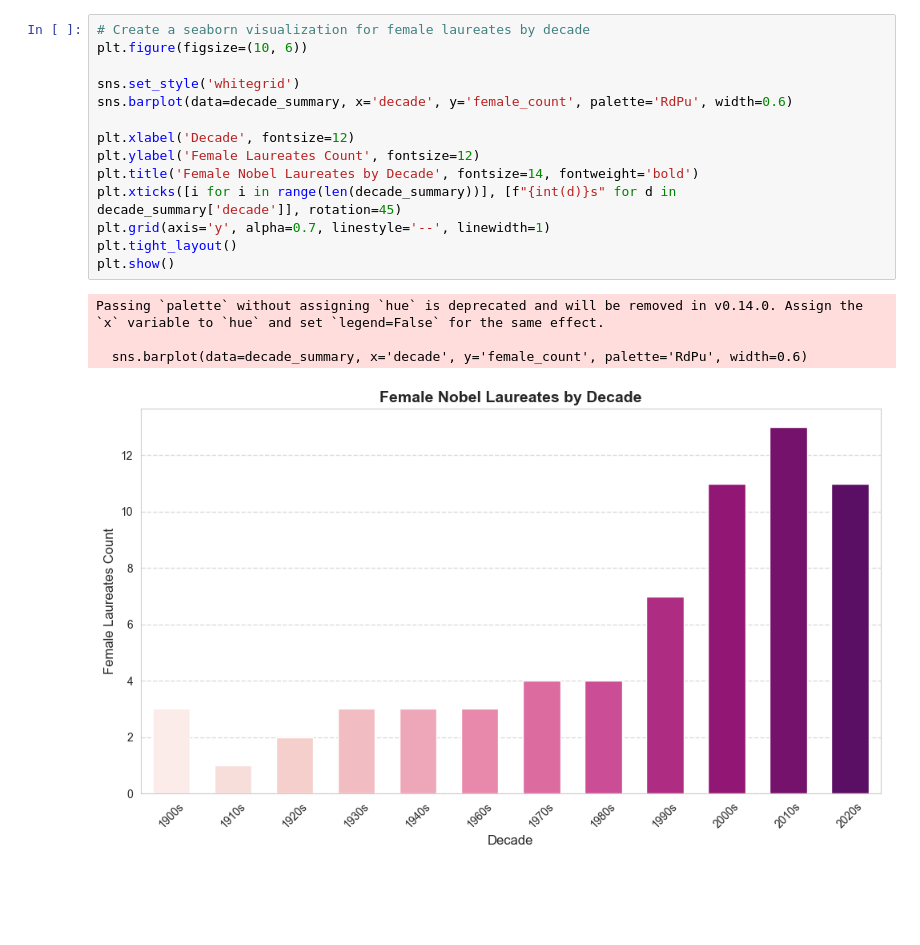
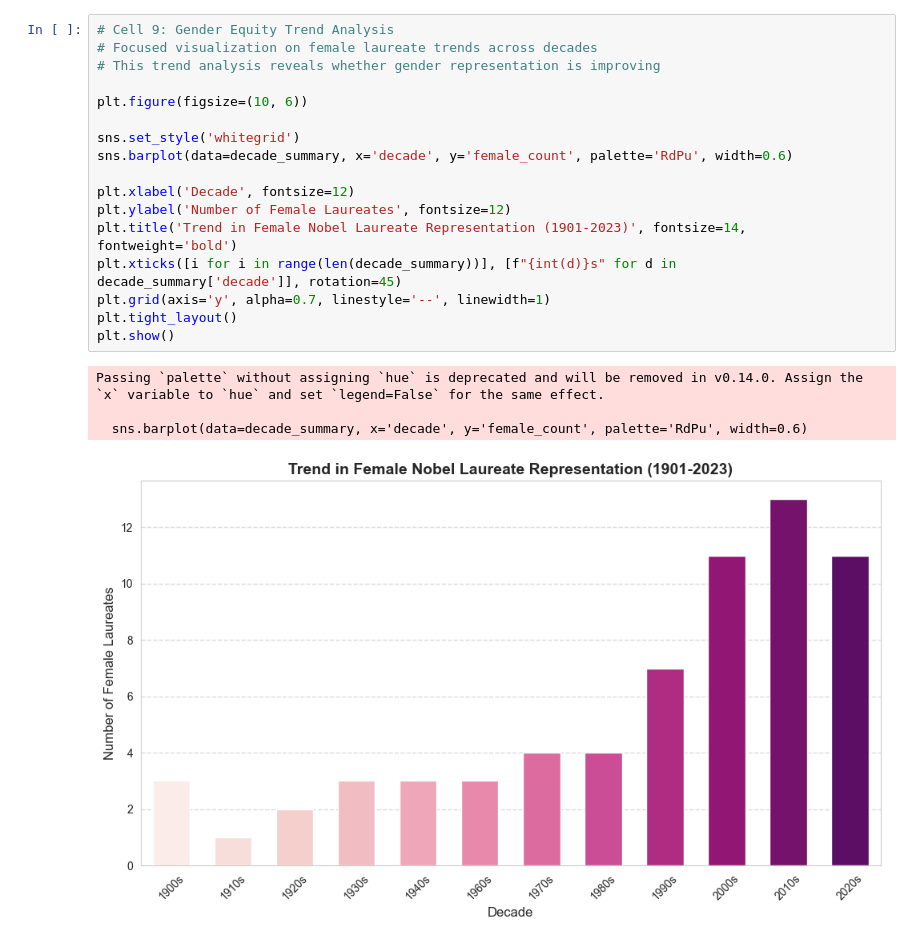
Before and after one commit to utepbergenoff/nobel, a Jupyter notebook: workspace/notebook.ipynb, the cells around one changed output. Drawn from its saved outputs; the diff is of its cells as text; blank space fills up the shorter version.

```diff
--- a/workspace/notebook.ipynb
+++ b/workspace/notebook.ipynb
@@ -236,19 +260,22 @@ max_female_dict: {2020: 'Literature'}
 # %%
-# Create a seaborn visualization for female laureates by decade
+# Cell 9: Gender Equity Trend Analysis
+# Focused visualization on female laureate trends across decades
+# This trend analysis reveals whether gender representation is improving
+
 plt.figure(figsize=(10, 6))
 
 sns.set_style('whitegrid')
 sns.barplot(data=decade_summary, x='decade', y='female_count', palette='RdPu', width=0.6)
 
 plt.xlabel('Decade', fontsize=12)
-plt.ylabel('Female Laureates Count', fontsize=12)
-plt.title('Female Nobel Laureates by Decade', fontsize=14, fontweight='bold')
+plt.ylabel('Number of Female Laureates', fontsize=12)
+plt.title('Trend in Female Nobel Laureate Representation (1901-2023)', fontsize=14, fontweight='bold')
 plt.xticks([i for i in range(len(decade_summary))], [f"{int(d)}s" for d in decade_summary['decade']], rotation=45)
 plt.grid(axis='y', alpha=0.7, linestyle='--', linewidth=1)
 plt.tight_layout()
 plt.show()
 # %% [output]
 Passing `palette` without assigning `hue` is deprecated and will be removed in v0.14.0. Assign the `x` variable to `hue` and set `legend=False` for the same effect.
 
   sns.barplot(data=decade_summary, x='decade', y='female_count', palette='RdPu', width=0.6)
-[figure, old version]
+[figure, new version]
```
Also changed, not shown: parts of 11 cells of this notebook, 1 other file.
